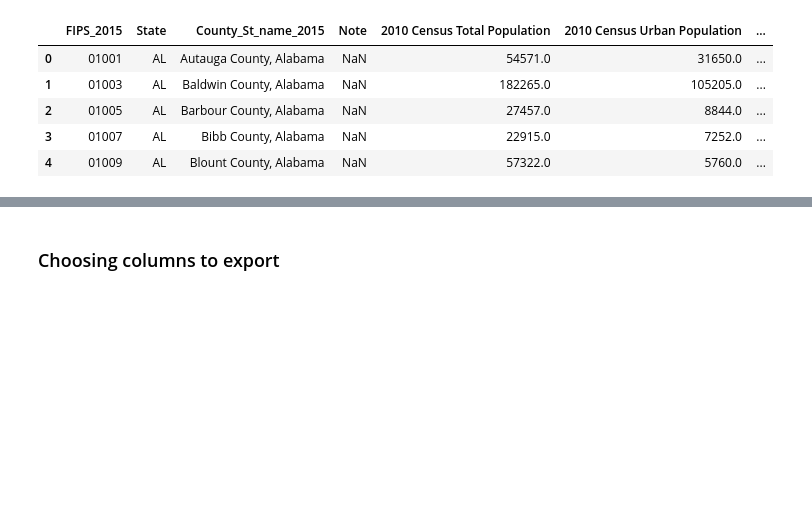
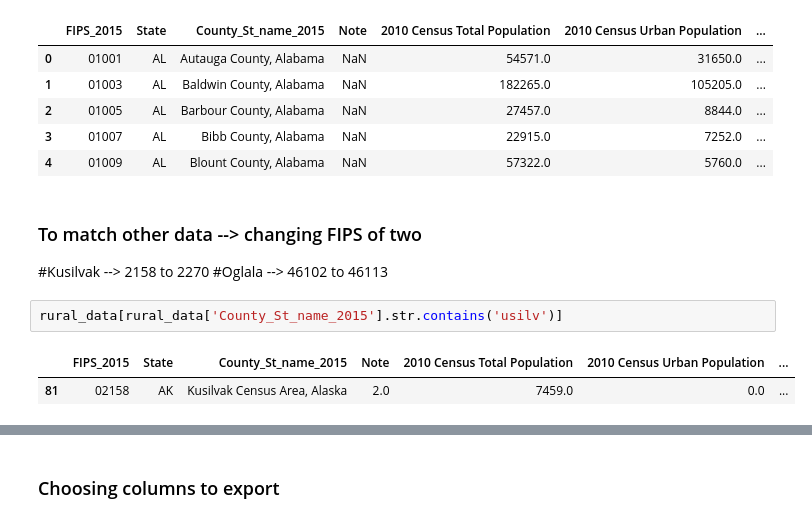
Before and after one commit to lbordz/diabetes-rates-prediction, a Jupyter notebook: data_cleaning/A-Obtaining_Data-8-Rural_data.ipynb, the cells around one changed output, grey strips where cells are left out. Saved outputs shown, nothing was run; the diff lists cells and outputs as text; blank space fills up the shorter version.

```diff
--- a/data_cleaning/A-Obtaining_Data-8-Rural_data.ipynb
+++ b/data_cleaning/A-Obtaining_Data-8-Rural_data.ipynb
@@ -124,3 +124,12 @@ rural_data.head()
 | 2 | 01005 | AL | Barbour County, Alabama | NaN | 27457.0 | 8844.0 | ... |
 | 3 | 01007 | AL | Bibb County, Alabama | NaN | 22915.0 | 7252.0 | ... |
 | 4 | 01009 | AL | Blount County, Alabama | NaN | 57322.0 | 5760.0 | ... |
+# %% [markdown]
+### To match other data --> changing FIPS of two
+#Kusilvak --> 2158 to 2270
+#Oglala --> 46102 to 46113
+# %%
+rural_data[rural_data['County_St_name_2015'].str.contains('usilv')]
+# %% [output]
+|  | FIPS_2015 | State | County_St_name_2015 | Note | 2010 Census Total Population | 2010 Census Urban Population | ... |
+| 81 | 02158 | AK | Kusilvak Census Area, Alaska | 2.0 | 7459.0 | 0.0 | ... |
```
Also changed, not shown: parts of 8 cells of this notebook, 2 other files.
